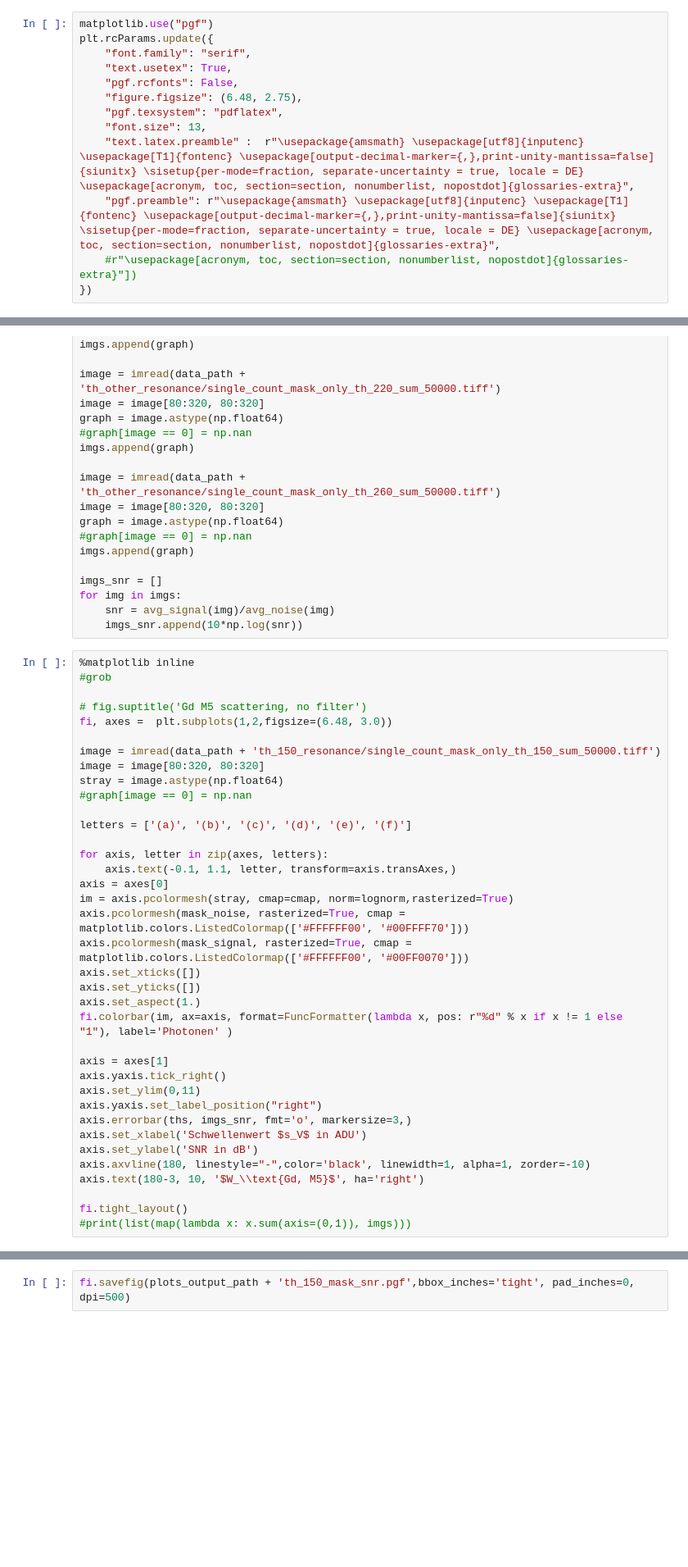
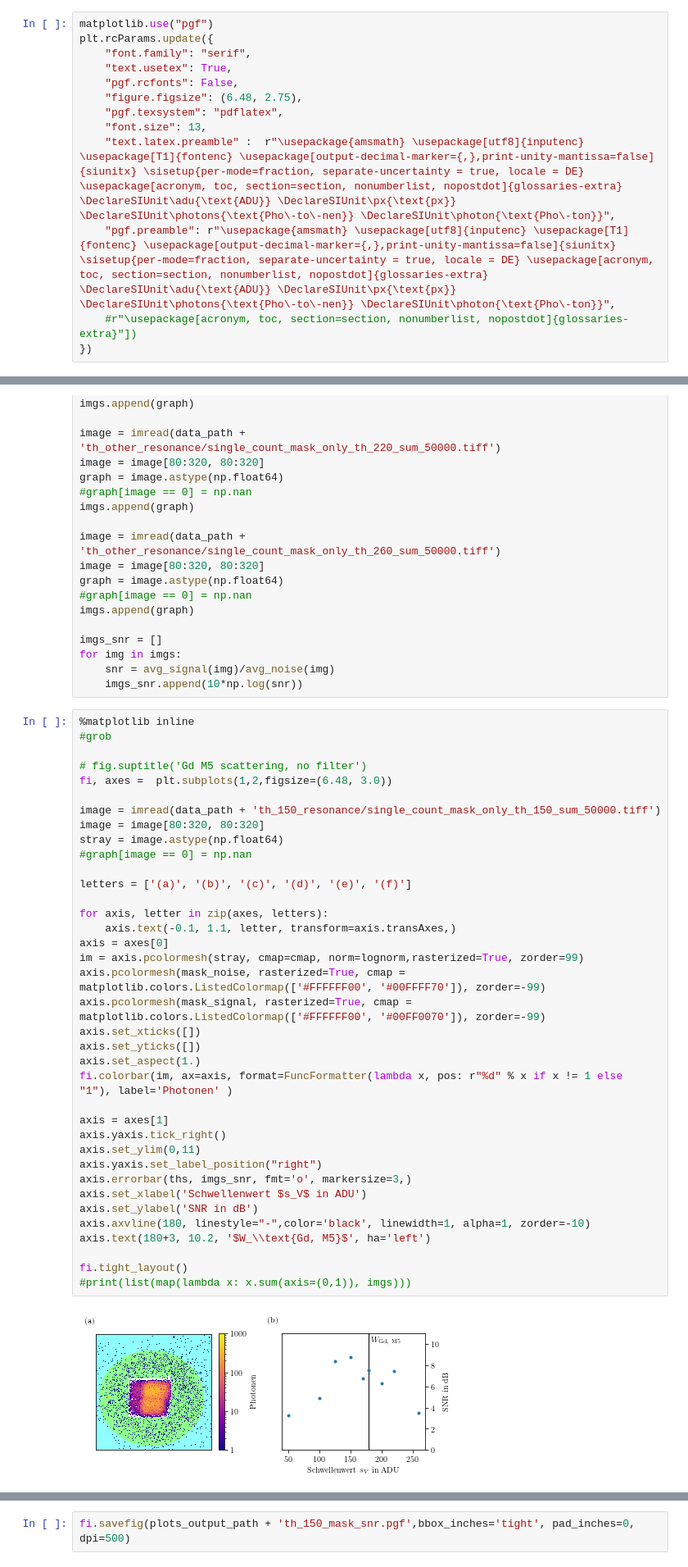
Before and after one commit to lrlunin/bachelorarbeit_python_notebooks_and_data, a Jupyter notebook: auswertung/plot_rings_final.ipynb, the cells around one changed output, grey strips where cells are left out. Shown at 82% size. Saved outputs shown, nothing was run; the diff lists cells and outputs as text; blank space fills up the shorter version.

```diff
--- a/auswertung/plot_rings_final.ipynb
+++ b/auswertung/plot_rings_final.ipynb
@@ -20,8 +20,8 @@ plt.rcParams.update({
     "figure.figsize": (6.48, 2.75),
     "pgf.texsystem": "pdflatex",
     "font.size": 13,
-    "text.latex.preamble" :  r"\usepackage{amsmath} \usepackage[utf8]{inputenc} \usepackage[T1]{fontenc} \usepackage[output-decimal-marker={,},print-unity-mantissa=false]{siunitx} \sisetup{per-mode=fraction, separate-uncertainty = true, locale = DE} \usepackage[acronym, toc, section=section, nonumberlist, nopostdot]{glossaries-extra}",
-    "pgf.preamble": r"\usepackage{amsmath} \usepackage[utf8]{inputenc} \usepackage[T1]{fontenc} \usepackage[output-decimal-marker={,},print-unity-mantissa=false]{siunitx} \sisetup{per-mode=fraction, separate-uncertainty = true, locale = DE} \usepackage[acronym, toc, section=section, nonumberlist, nopostdot]{glossaries-extra}",
+    "text.latex.preamble" :  r"\usepackage{amsmath} \usepackage[utf8]{inputenc} \usepackage[T1]{fontenc} \usepackage[output-decimal-marker={,},print-unity-mantissa=false]{siunitx} \sisetup{per-mode=fraction, separate-uncertainty = true, locale = DE} \usepackage[acronym, toc, section=section, nonumberlist, nopostdot]{glossaries-extra} \DeclareSIUnit\adu{\text{ADU}} \DeclareSIUnit\px{\text{px}} \DeclareSIUnit\photons{\text{Pho\-to\-nen}} \DeclareSIUnit\photon{\text{Pho\-ton}}",
+    "pgf.preamble": r"\usepackage{amsmath} \usepackage[utf8]{inputenc} \usepackage[T1]{fontenc} \usepackage[output-decimal-marker={,},print-unity-mantissa=false]{siunitx} \sisetup{per-mode=fraction, separate-uncertainty = true, locale = DE} \usepackage[acronym, toc, section=section, nonumberlist, nopostdot]{glossaries-extra} \DeclareSIUnit\adu{\text{ADU}} \DeclareSIUnit\px{\text{px}} \DeclareSIUnit\photons{\text{Pho\-to\-nen}} \DeclareSIUnit\photon{\text{Pho\-ton}}",
     #r"\usepackage[acronym, toc, section=section, nonumberlist, nopostdot]{glossaries-extra}"])
 })
 # %%
@@ -403,34 +413,36 @@ for img in imgs:
 
 # fig.suptitle('Gd M5 scattering, no filter')
 fi, axes =  plt.subplots(1,2,figsize=(6.48, 3.0))
 
 image = imread(data_path + 'th_150_resonance/single_count_mask_only_th_150_sum_50000.tiff')
 image = image[80:320, 80:320]
 stray = image.astype(np.float64)
 #graph[image == 0] = np.nan
 
 letters = ['(a)', '(b)', '(c)', '(d)', '(e)', '(f)']
 
 for axis, letter in zip(axes, letters):
     axis.text(-0.1, 1.1, letter, transform=axis.transAxes,)
 axis = axes[0]
-im = axis.pcolormesh(stray, cmap=cmap, norm=lognorm,rasterized=True)
-axis.pcolormesh(mask_noise, rasterized=True, cmap = matplotlib.colors.ListedColormap(['#FFFFFF00', '#00FFFF70']))
-axis.pcolormesh(mask_signal, rasterized=True, cmap = matplotlib.colors.ListedColormap(['#FFFFFF00', '#00FF0070']))
+im = axis.pcolormesh(stray, cmap=cmap, norm=lognorm,rasterized=True, zorder=99)
+axis.pcolormesh(mask_noise, rasterized=True, cmap = matplotlib.colors.ListedColormap(['#FFFFFF00', '#00FFFF70']), zorder=-99)
+axis.pcolormesh(mask_signal, rasterized=True, cmap = matplotlib.colors.ListedColormap(['#FFFFFF00', '#00FF0070']), zorder=-99)
 axis.set_xticks([])
 axis.set_yticks([])
 axis.set_aspect(1.)
 fi.colorbar(im, ax=axis, format=FuncFormatter(lambda x, pos: r"%d" % x if x != 1 else "1"), label='Photonen' )
 
 axis = axes[1]
 axis.yaxis.tick_right()
 axis.set_ylim(0,11)
 axis.yaxis.set_label_position("right")
 axis.errorbar(ths, imgs_snr, fmt='o', markersize=3,)
 axis.set_xlabel('Schwellenwert $s_V$ in ADU')
 axis.set_ylabel('SNR in dB')
 axis.axvline(180, linestyle="-",color='black', linewidth=1, alpha=1, zorder=-10)
-axis.text(180-3, 10, '$W_\\text{Gd, M5}$', ha='right')
+axis.text(180+3, 10.2, '$W_\\text{Gd, M5}$', ha='left')
 
 fi.tight_layout()
 #print(list(map(lambda x: x.sum(axis=(0,1)), imgs)))
+# %% [output]
+[figure, added]
```
Also changed, not shown: parts of 40 cells of this notebook, 45 other files.
